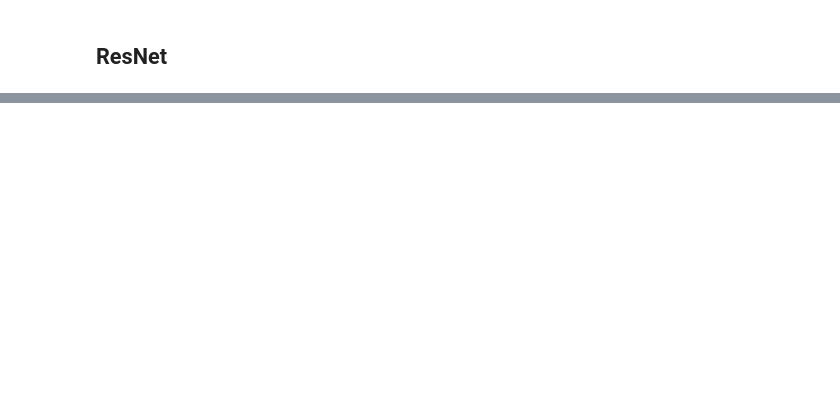
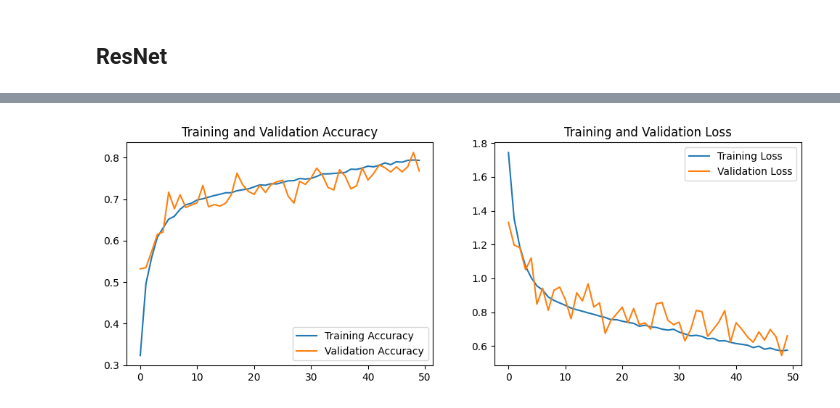
Before and after one commit to CEEU-lab/imgClassification, a Jupyter notebook: Image_Modeling_with_Keras/landuse_classification_EuroSat/Cnn_architectures.ipynb, the cells around one changed output, grey strips where cells are left out. Saved outputs shown, nothing was run; the diff lists cells and outputs as text; code cells hidden in the pictures; blank space fills up the shorter version.

```diff
--- a/Image_Modeling_with_Keras/landuse_classification_EuroSat/Cnn_architectures.ipynb
+++ b/Image_Modeling_with_Keras/landuse_classification_EuroSat/Cnn_architectures.ipynb
@@ -274,0 +620,6 @@ print(f"Test Accuracy: {accuracy}")
+# %%
+from eurosat_model import build_cnn_model_lite
+input_shape = (64, 64, 3)
+num_classes = 10  # classes in EuroSAT
+
+reduced_cnn = build_cnn_model_lite(input_shape, num_classes)
@@ -274,0 +729,5 @@ print(f"Test Accuracy: {accuracy}")
+# %%
+from eurosat_model import plot_training_history
+plot_training_history(history)
+# %% [output]
+[figure, added]
```
Also changed, not shown: parts of 37 cells of this notebook.
